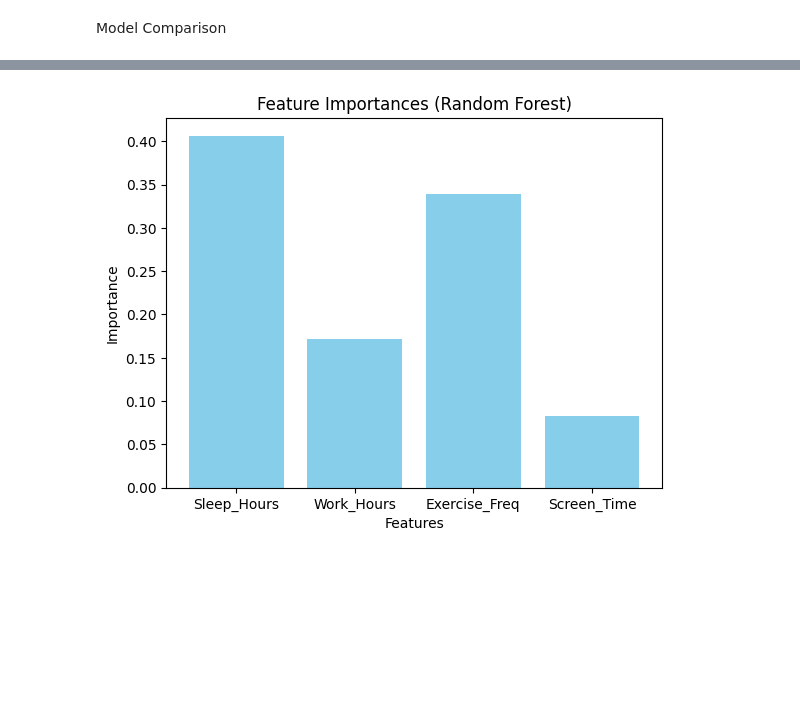
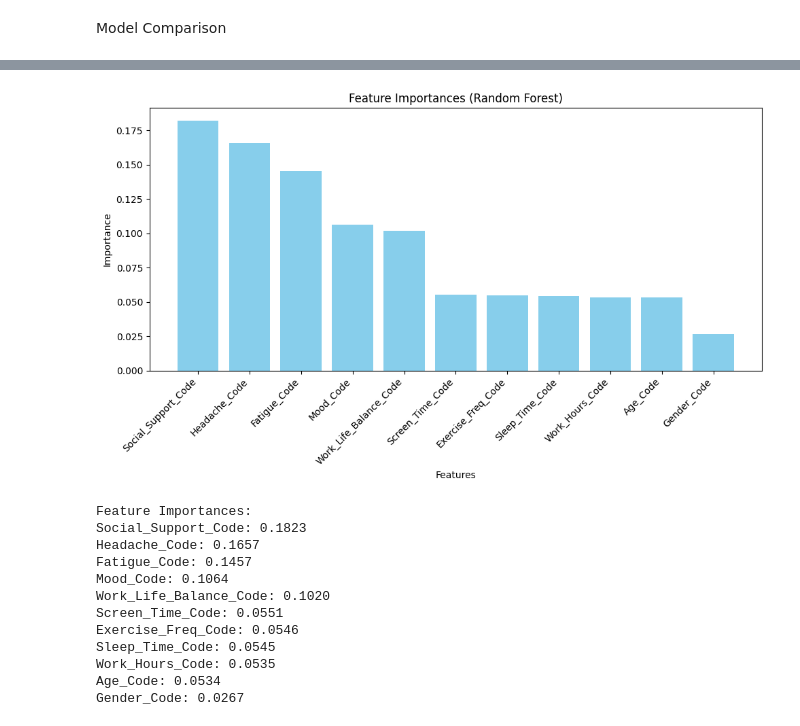
Before and after one commit to kiyoshi-code/Stress-Detection-Project, a Jupyter notebook: main.ipynb, the cells around one changed output, grey strips where cells are left out. Saved outputs shown, nothing was run; the diff lists cells and outputs as text; code cells hidden in the pictures; blank space fills up the shorter version.

```diff
--- a/main.ipynb
+++ b/main.ipynb
@@ -37,8 +95,6 @@ Stress_Level     0
 dtype: int64
 # %%
-# Fill missing values in numeric columns with column mean
-for col in ['Sleep_Hours', 'Work_Hours', 'Exercise_Freq', 'Screen_Time']:
-    df[col] = df[col].fillna(df[col].mean())
+# All our columns are already properly encoded, no missing values to handle
 # %%
 # Drop rows where Stress_Level is missing (if any)
 df = df.dropna(subset=['Stress_Level'])
@@ -47,5 +103,11 @@ df = df.dropna(subset=['Stress_Level'])
 df = df.drop_duplicates()
 # %%
 # Ensure all features are numeric and Stress_Level is categorical
-df[['Sleep_Hours', 'Work_Hours', 'Exercise_Freq', 'Screen_Time']] = df[['Sleep_Hours', 'Work_Hours', 'Exercise_Freq', 'Screen_Time']].apply(pd.to_numeric)
+numeric_columns = ['Age_Code', 'Gender_Code', 'Work_Hours_Code', 'Screen_Time_Code',
+                  'Sleep_Time_Code', 'Exercise_Freq_Code', 'Mood_Code', 'Fatigue_Code',
+                  'Headache_Code', 'Work_Life_Balance_Code', 'Social_Support_Code']
+df[numeric_columns] = df[numeric_columns].apply(pd.to_numeric)
 df['Stress_Level'] = df['Stress_Level'].astype('category')
+
+print("Data types after conversion:")
+df[numeric_columns + ['Stress_Level']].dtypes
@@ -67,7 +145,11 @@ Model Building and Evaluation
 Train and evaluate Random Forest, Logistic Regression, and SVM models.
 # %%
 # Feature Selection and Data Split
-X = df[['Sleep_Hours', 'Work_Hours', 'Exercise_Freq', 'Screen_Time']]
+features = ['Age_Code', 'Gender_Code', 'Work_Hours_Code', 'Screen_Time_Code',
+           'Sleep_Time_Code', 'Exercise_Freq_Code', 'Mood_Code', 'Fatigue_Code',
+           'Headache_Code', 'Work_Life_Balance_Code', 'Social_Support_Code']
+
+X = df[features]
 y = df['Stress_Level_Code']
 
 # Split data
@@ -178,16 +260,42 @@ results_df
 # %%
 # Feature Importances
 # Visualize which features are most important for stress prediction using Random Forest.
 
-feature_importances = rf.feature_importances_
-features = X.columns
-plt.bar(features, feature_importances, color='skyblue')
+feature_importances = pd.DataFrame({
+    'Feature': features,
+    'Importance': rf.feature_importances_
+})
+
+# Sort by importance
+feature_importances = feature_importances.sort_values('Importance', ascending=False)
+
+plt.figure(figsize=(10, 6))
+plt.bar(feature_importances['Feature'], feature_importances['Importance'], color='skyblue')
 plt.title('Feature Importances (Random Forest)')
 plt.xlabel('Features')
 plt.ylabel('Importance')
+plt.xticks(rotation=45, ha='right')
+plt.tight_layout()
 plt.show()
+
+# Print feature importances
+print("\nFeature Importances:")
+for idx, row in feature_importances.iterrows():
+    print(f"{row['Feature']}: {row['Importance']:.4f}")
 # %% [output]
-[figure, old version]
+[figure, new version]
+Feature Importances:
+Social_Support_Code: 0.1823
+Headache_Code: 0.1657
+Fatigue_Code: 0.1457
+Mood_Code: 0.1064
+Work_Life_Balance_Code: 0.1020
+Screen_Time_Code: 0.0551
+Exercise_Freq_Code: 0.0546
+Sleep_Time_Code: 0.0545
+Work_Hours_Code: 0.0535
+Age_Code: 0.0534
+Gender_Code: 0.0267
 # %%
 # Feature Correlation Heatmap
 # Visualize correlations between features and the target variable.
```
Also changed, not shown: parts of 12 cells of this notebook, 11 other files.
